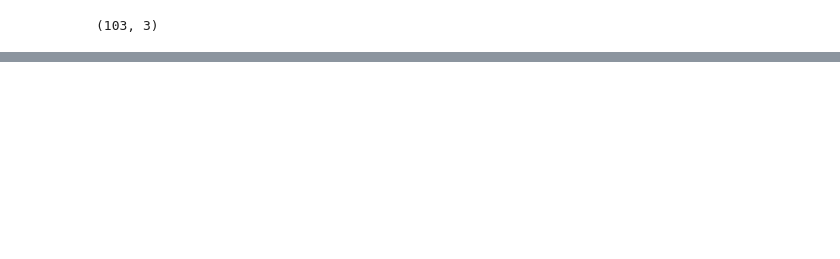
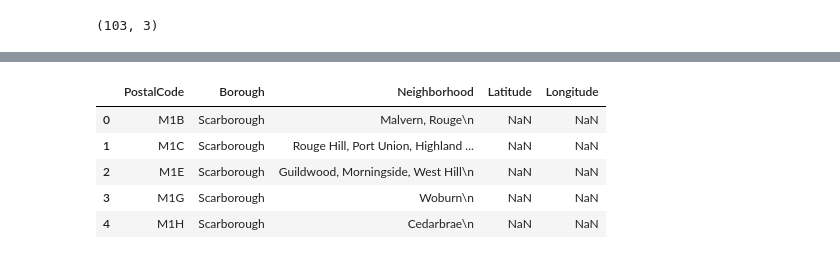
Before and after one commit to keerthi814/mysubmission9, a Jupyter notebook: mysubmission9_2.ipynb, the cells around one changed output, grey strips where cells are left out. Saved outputs shown, nothing was run; the diff lists cells and outputs as text; code cells hidden in the pictures; blank space fills up the shorter version.

```diff
--- a/mysubmission9_2.ipynb
+++ b/mysubmission9_2.ipynb
@@ -134,0 +140,4 @@ df.head(12)
+# %%
+table2=df.groupby(['PostalCode','Borough'],as_index=False, sort=True).agg(','.join)
+
+table2.head()
@@ -134,0 +151,3 @@ df.head(12)
+# %%
+table2['Neighborhood']=table2['Neighborhood'].astype(str)
+table2['Neighborhood']=table2['Neighborhood'].str.replace('\n','')
@@ -137,2 +165,6 @@ df.shape
 # %% [output]
 (103, 3)
+# %%
+import pandas as pd
+df1=pd.read_csv('https://cocl.us/Geospatial_data')
+df1.head()
@@ -138,0 +178,3 @@ df.shape
+# %%
+df1= df1.rename({'Postal Code':'PostalCode'}, axis=1)
+df1.head()
@@ -138,0 +188,10 @@ df.shape
+# %%
+df_merge=pd.merge(table2,df1, on='PostalCode',how='left')
+df_merge.head()
+# %% [output]
+|  | PostalCode | Borough | Neighborhood | Latitude | Longitude |
+| 0 | M1B | Scarborough | Malvern, Rouge\n | NaN | NaN |
+| 1 | M1C | Scarborough | Rouge Hill, Port Union, Highland ... | NaN | NaN |
+| 2 | M1E | Scarborough | Guildwood, Morningside, West Hill\n | NaN | NaN |
+| 3 | M1G | Scarborough | Woburn\n | NaN | NaN |
+| 4 | M1H | Scarborough | Cedarbrae\n | NaN | NaN |
```
Also changed, not shown: parts of 6 cells of this notebook.
